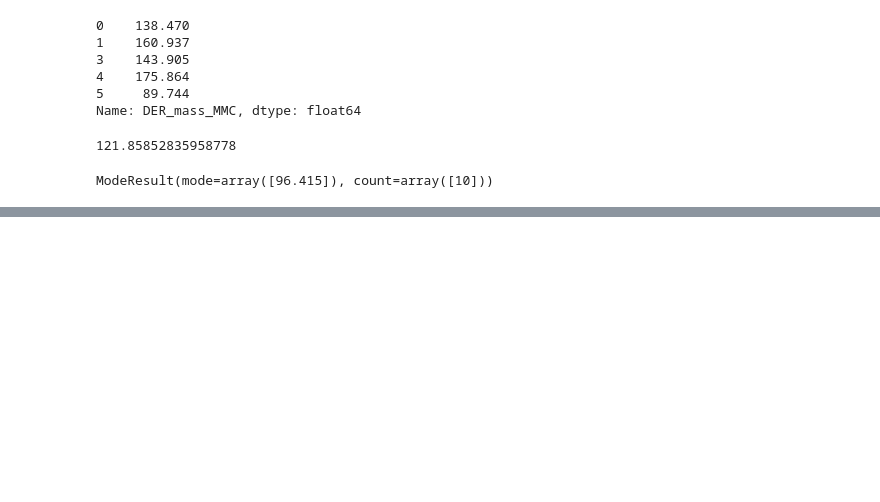
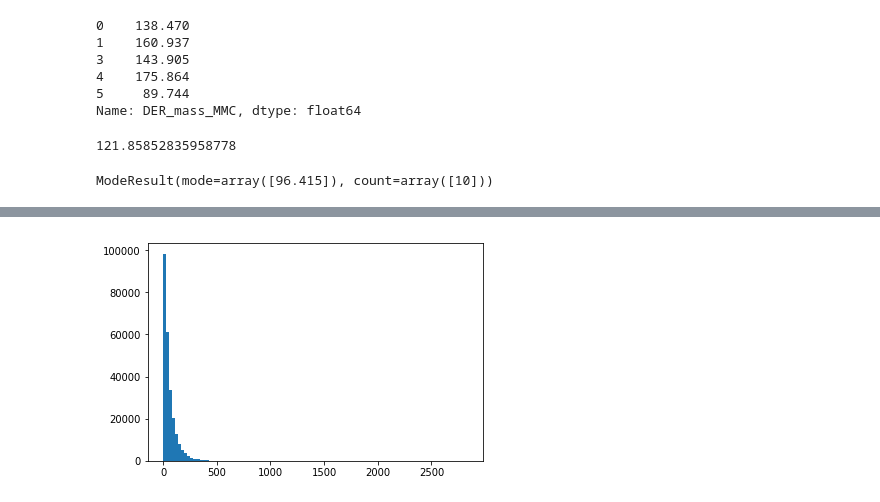
Before and after one commit to ownzonefeng/CS-433-Project1, a Jupyter notebook: Project1/Data_mining.ipynb, the cells around one changed output, grey strips where cells are left out. Cells and saved outputs as stored; diff of their text form; code cells hidden in the pictures; blank space fills up the shorter version.

```diff
--- a/Project1/Data_mining.ipynb
+++ b/Project1/Data_mining.ipynb
@@ -81,0 +178,4 @@ ModeResult(mode=array([96.415]), count=array([10]))
+# %%
+n4, bins4, patches4 = plt.hist(train.DER_pt_h, bins = 100)
+# %% [output]
+[figure, added]
```
Also changed, not shown: parts of 22 cells of this notebook, 30 other files.
